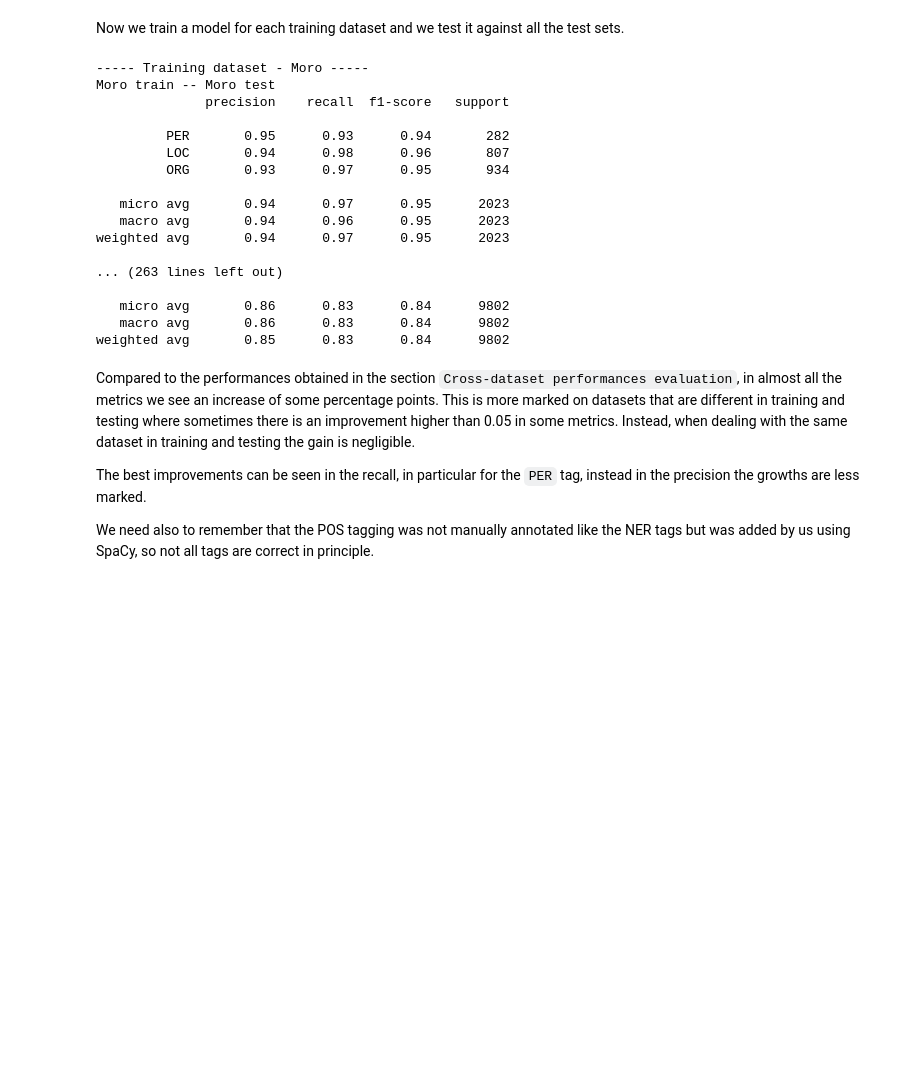
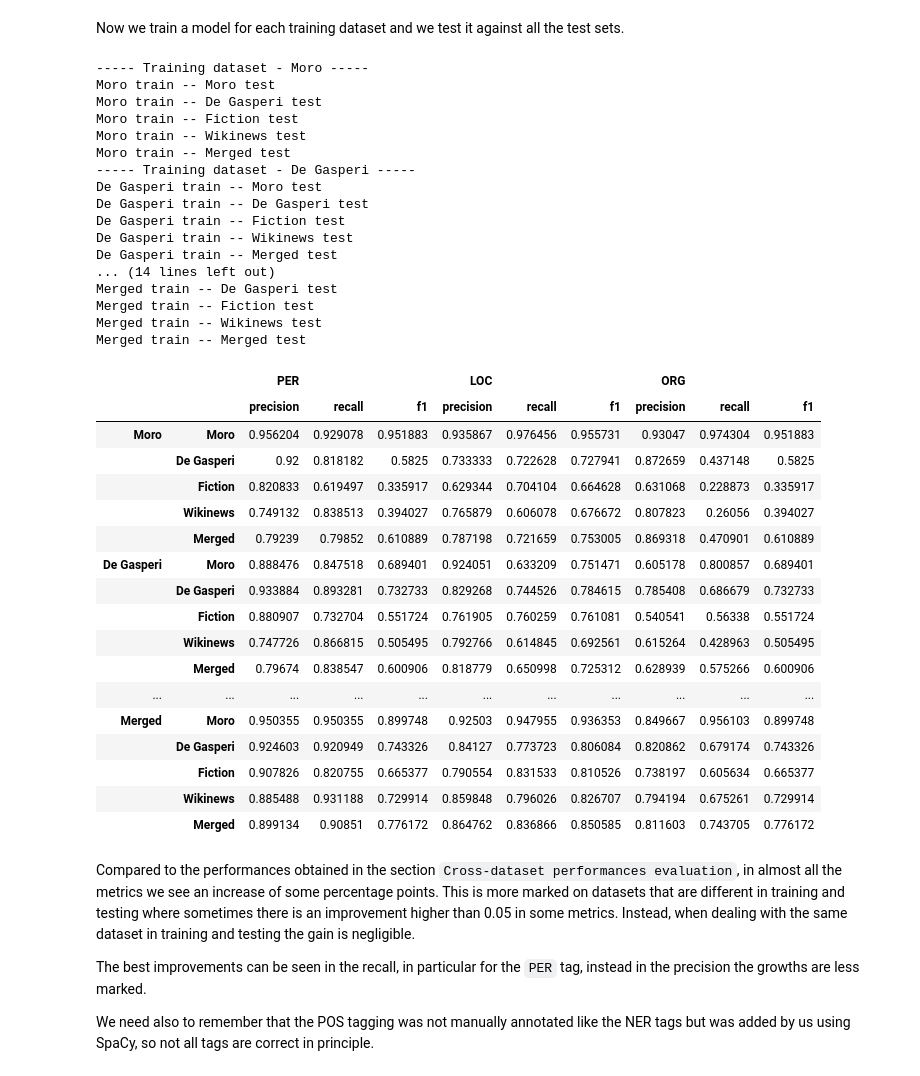
Before and after one commit to leonardopesce/KIND_Pertino_Pesce_Sandri, a Jupyter notebook: NLP_Project.ipynb, the cells around one changed output. Saved outputs shown, nothing was run; the diff lists cells and outputs as text; code cells hidden in the pictures; blank space fills up the shorter version.

```diff
--- a/NLP_Project.ipynb
+++ b/NLP_Project.ipynb
@@ -3305,9 +3377,11 @@ for name in tqdm(datasets_name):
 Now we train a model for each training dataset and we test it against all the test sets.
 # %%
 datasets_order = ['Moro', 'De Gasperi', 'Fiction', 'Wikinews', 'Merged']
+results = dict()
 
 for idx, train_frame in enumerate(training_data_frames):
     print(f"----- Training dataset - {datasets_order[idx]} -----")
+    results.update({datasets_order[idx] : dict()})
     current_sentences_train = sentences_transform_with_pos(train_frame)
     random.shuffle(current_sentences_train)
 
@@ -3334,26 +3408,60 @@ for idx, train_frame in enumerate(training_data_frames):
         current_y_test = [sent2labels_with_pos(sentence) for sentence in current_sentences_test]
 
         current_y_pred = crf.predict(current_X_test)
-
-        print(flat_classification_report(current_y_test, current_y_pred, labels = current_labels))
+        flat_rep = flat_classification_report(current_y_test, current_y_pred, labels = current_labels, output_dict = True)
+        results.get(datasets_order[idx]).update({datasets_order[idx2] : {
+            'LOC' : {'precision' : flat_rep.get('LOC').get('precision'), 'recall' : flat_rep.get('LOC').get('recall'), 'f1' : flat_rep.get('LOC').get('f1-score')},
+            'ORG' : {'precision' : flat_rep.get('ORG').get('precision'), 'recall' : flat_rep.get('ORG').get('recall'), 'f1' : flat_rep.get('ORG').get('f1-score')},
+            'PER' : {'precision' : flat_rep.get('PER').get('precision'), 'recall' : flat_rep.get('PER').get('recall'), 'f1' : flat_rep.get('ORG').get('f1-score')},
+        }})
+        # print(flat_rep)
 # %% [output]
 ----- Training dataset - Moro -----
 Moro train -- Moro test
-              precision    recall  f1-score   support
-
-         PER       0.95      0.93      0.94       282
-         LOC       0.94      0.98      0.96       807
-         ORG       0.93      0.97      0.95       934
-
-   micro avg       0.94      0.97      0.95      2023
-   macro avg       0.94      0.96      0.95      2023
-weighted avg       0.94      0.97      0.95      2023
-
-... (263 lines left out)
-
-   micro avg       0.86      0.83      0.84      9802
-   macro avg       0.86      0.83      0.84      9802
-weighted avg       0.85      0.83      0.84      9802
+Moro train -- De Gasperi test
+Moro train -- Fiction test
+Moro train -- Wikinews test
+Moro train -- Merged test
+----- Training dataset - De Gasperi -----
+De Gasperi train -- Moro test
+De Gasperi train -- De Gasperi test
+De Gasperi train -- Fiction test
+De Gasperi train -- Wikinews test
+De Gasperi train -- Merged test
+... (14 lines left out)
+Merged train -- De Gasperi test
+Merged train -- Fiction test
+Merged train -- Wikinews test
+Merged train -- Merged test
+# %%
+result_table = pd.DataFrame(index=pd.MultiIndex.from_product((datasets_order, datasets_order)),
+                            columns=pd.MultiIndex.from_product((('PER', 'LOC', 'ORG'), ('precision', 'recall', 'f1'))))
+for name_model in datasets_order:
+  for name_test in datasets_order:
+    for tag_name in ['PER', 'LOC', 'ORG']:
+      for metric_name in ['precision', 'recall', 'f1']:
+        result_table.loc[name_model, name_test][tag_name, metric_name] = results.get(name_model).get(name_test).get(tag_name).get(metric_name)
+
+result_table
+# %% [output]
+|  |  | PER |  |  | LOC |  |  | ORG |  |  |
+|  |  | precision | recall | f1 | precision | recall | f1 | precision | recall | f1 |
+| Moro | Moro | 0.956204 | 0.929078 | 0.951883 | 0.935867 | 0.976456 | 0.955731 | 0.93047 | 0.974304 | 0.951883 |
+|  | De Gasperi | 0.92 | 0.818182 | 0.5825 | 0.733333 | 0.722628 | 0.727941 | 0.872659 | 0.437148 | 0.5825 |
+|  | Fiction | 0.820833 | 0.619497 | 0.335917 | 0.629344 | 0.704104 | 0.664628 | 0.631068 | 0.228873 | 0.335917 |
+|  | Wikinews | 0.749132 | 0.838513 | 0.394027 | 0.765879 | 0.606078 | 0.676672 | 0.807823 | 0.26056 | 0.394027 |
+|  | Merged | 0.79239 | 0.79852 | 0.610889 | 0.787198 | 0.721659 | 0.753005 | 0.869318 | 0.470901 | 0.610889 |
+| De Gasperi | Moro | 0.888476 | 0.847518 | 0.689401 | 0.924051 | 0.633209 | 0.751471 | 0.605178 | 0.800857 | 0.689401 |
+|  | De Gasperi | 0.933884 | 0.893281 | 0.732733 | 0.829268 | 0.744526 | 0.784615 | 0.785408 | 0.686679 | 0.732733 |
+|  | Fiction | 0.880907 | 0.732704 | 0.551724 | 0.761905 | 0.760259 | 0.761081 | 0.540541 | 0.56338 | 0.551724 |
+|  | Wikinews | 0.747726 | 0.866815 | 0.505495 | 0.792766 | 0.614845 | 0.692561 | 0.615264 | 0.428963 | 0.505495 |
+|  | Merged | 0.79674 | 0.838547 | 0.600906 | 0.818779 | 0.650998 | 0.725312 | 0.628939 | 0.575266 | 0.600906 |
+| ... | ... | ... | ... | ... | ... | ... | ... | ... | ... | ... |
+| Merged | Moro | 0.950355 | 0.950355 | 0.899748 | 0.92503 | 0.947955 | 0.936353 | 0.849667 | 0.956103 | 0.899748 |
+|  | De Gasperi | 0.924603 | 0.920949 | 0.743326 | 0.84127 | 0.773723 | 0.806084 | 0.820862 | 0.679174 | 0.743326 |
+|  | Fiction | 0.907826 | 0.820755 | 0.665377 | 0.790554 | 0.831533 | 0.810526 | 0.738197 | 0.605634 | 0.665377 |
+|  | Wikinews | 0.885488 | 0.931188 | 0.729914 | 0.859848 | 0.796026 | 0.826707 | 0.794194 | 0.675261 | 0.729914 |
+|  | Merged | 0.899134 | 0.90851 | 0.776172 | 0.864762 | 0.836866 | 0.850585 | 0.811603 | 0.743705 | 0.776172 |
 # %% [markdown]
 Compared to the performances obtained in the section `Cross-dataset performances evaluation`, in almost all the metrics we see an increase of some percentage points. This is more marked on datasets that are different in training and testing where sometimes there is an improvement higher than 0.05 in some metrics. Instead, when dealing with the same dataset in training and testing the gain is negligible.
 
```
Also changed, not shown: parts of 23 cells of this notebook.
